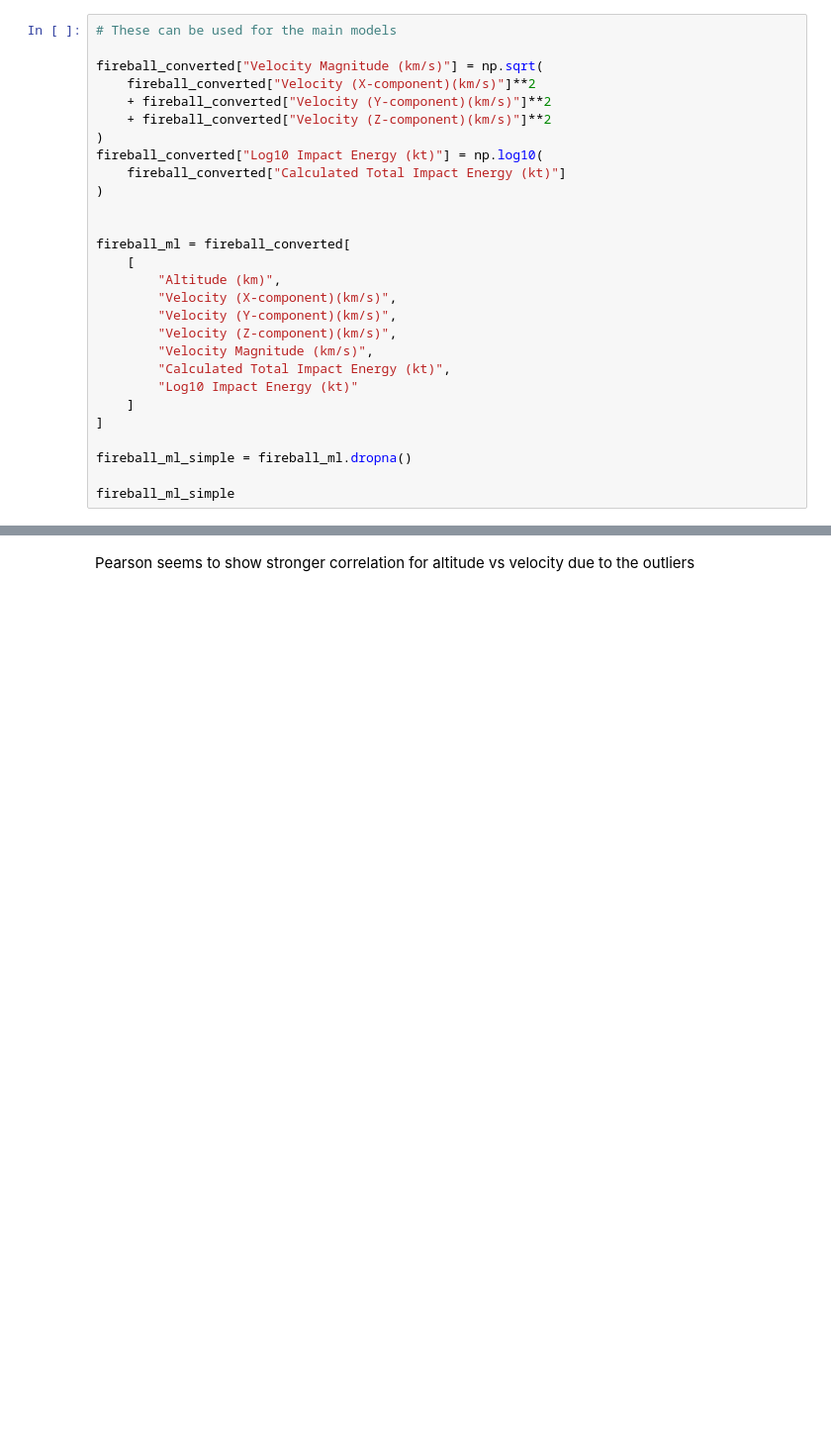
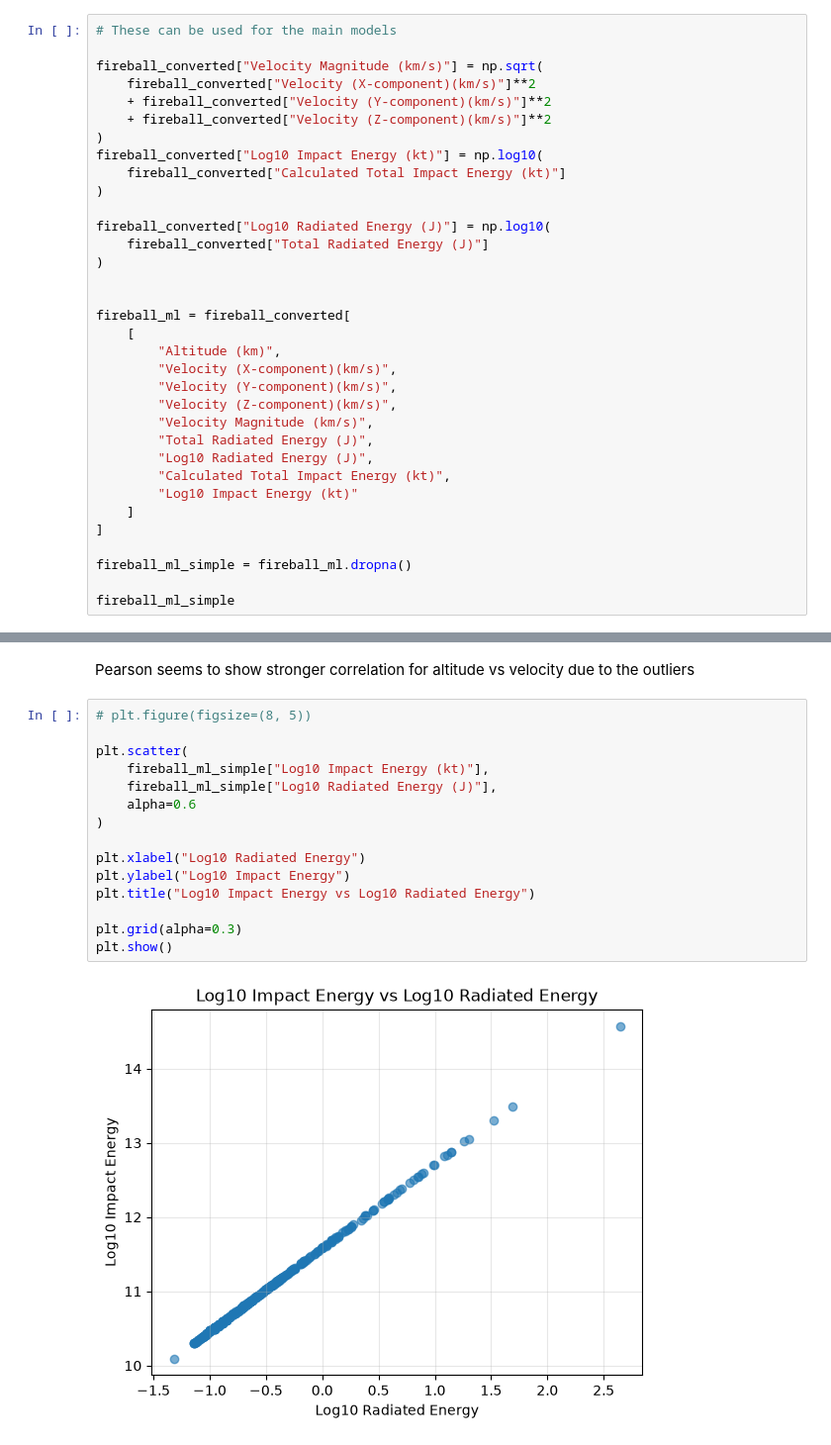
Before and after one commit to SepeZeus/TBA, a Jupyter notebook: fireball.ipynb, the cells around one changed output, grey strips where cells are left out. Shown at 99% size. Saved outputs shown, nothing was run; the diff lists cells and outputs as text; blank space fills up the shorter version.

```diff
--- a/fireball.ipynb
+++ b/fireball.ipynb
@@ -164,6 +164,10 @@ fireball_converted["Log10 Impact Energy (kt)"] = np.log10(
     fireball_converted["Calculated Total Impact Energy (kt)"]
 )
 
+fireball_converted["Log10 Radiated Energy (J)"] = np.log10(
+    fireball_converted["Total Radiated Energy (J)"]
+)
+
 
 fireball_ml = fireball_converted[
     [
@@ -172,6 +176,8 @@ fireball_ml = fireball_converted[
         "Velocity (Y-component)(km/s)",
         "Velocity (Z-component)(km/s)",
         "Velocity Magnitude (km/s)",
+        "Total Radiated Energy (J)",
+        "Log10 Radiated Energy (J)",
         "Calculated Total Impact Energy (kt)",
         "Log10 Impact Energy (kt)"
     ]
@@ -401,3 +407,20 @@ Velocity Magnitude (km/s) vs Calculated Total Impact Energy (kt)
   Spearman: 0.025
 # %% [markdown]
 Pearson seems to show stronger correlation for altitude vs velocity due to the outliers
+# %%
+# plt.figure(figsize=(8, 5))
+
+plt.scatter(
+    fireball_ml_simple["Log10 Impact Energy (kt)"],
+    fireball_ml_simple["Log10 Radiated Energy (J)"],
+    alpha=0.6
+)
+
+plt.xlabel("Log10 Radiated Energy")
+plt.ylabel("Log10 Impact Energy")
+plt.title("Log10 Impact Energy vs Log10 Radiated Energy")
+
+plt.grid(alpha=0.3)
+plt.show()
+# %% [output]
+[figure, added]
```
Also changed, not shown: parts of 5 cells of this notebook, 2 other files.
